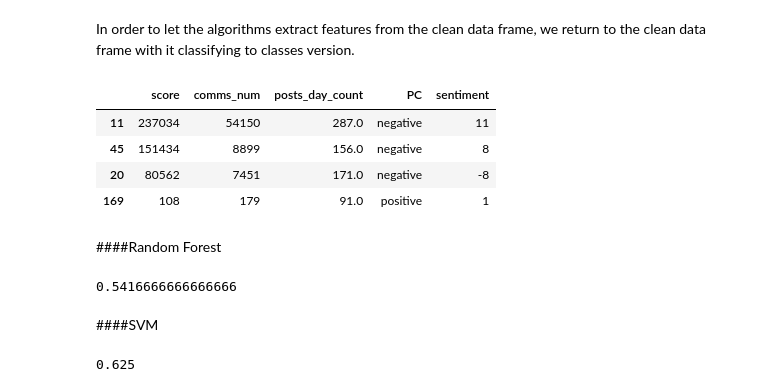
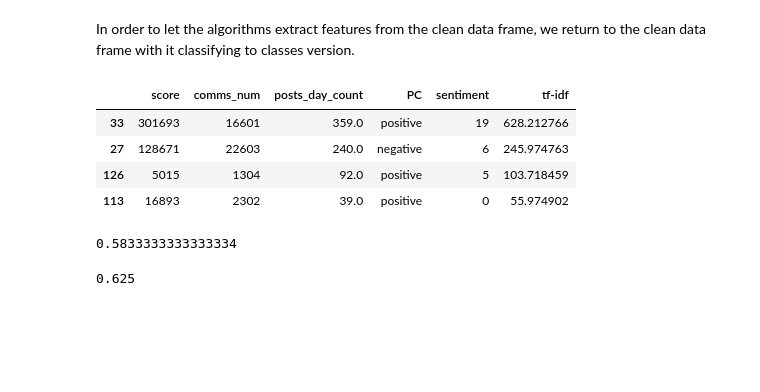
Before and after one commit to amit-shahar/StockValues, a Jupyter notebook: StocksValues.ipynb, the cells around one changed output. Drawn from its saved outputs; the diff is of its cells as text; code cells hidden in the pictures; blank space fills up the shorter version.

```diff
--- a/StocksValues.ipynb
+++ b/StocksValues.ipynb
@@ -1354,13 +1457,15 @@ Also, Bert is a state of the art model. Therefore we will prefer it's embadding
 # %%
-#@title Adding Bert embeddings to the df
+#@title Dataframe for the predictions:
 #GME
+'''temp = pd.DataFrame(GME_df[GME_df['PC'].isna()]['timestamp'].apply(lambda x: PC_of_next_date(x)))
+temp.columns=['PC']
+GME_df = GME_df.combine_first(temp)'''
 GME_df['tf-idf'] = pd.DataFrame(X.todense()).T.apply(lambda x: x.sum())
 day_GME_df = GME_df.groupby('timestamp', as_index=False).sum()
-y = GME_df.groupby('timestamp', as_index=False)[['score','comms_num','posts_day_count','PC','tf-idf']].count().drop(columns='timestamp')
-day_GME_df[['score','comms_num','posts_day_count','PC','tf-idf']] = day_GME_df[['score','comms_num','posts_day_count','PC','tf-idf']].div(y)
-day_GME_df.name = GME_df.name
-day_before_GME = day_GME_df
-day_before_GME['PC']  = day_before['PC'].shift(-1)
+y = GME_df.groupby('timestamp', as_index=False)[['posts_day_count','PC']].count().drop(columns='timestamp')
+day_GME_df[['posts_day_count','PC']] = day_GME_df[['posts_day_count','PC']].div(y)
+day_before_GME = day_GME_df.copy()
+day_before_GME['PC']  = day_GME_df['PC'].shift(-1)
 day_before_GME.drop(['bert_cluster','bert_x0','bert_x1'],axis=1, inplace=True)
 
 #AMC
@@ -1370,7 +1475,7 @@ y = AMC_df.groupby('timestamp', as_index=False)[['score','comms_num','posts_day_
 day_AMC_df[['score','comms_num','posts_day_count','PC','tf-idf']] = day_AMC_df[['score','comms_num','posts_day_count','PC','tf-idf']].div(y)
 day_AMC_df.name = AMC_df.name
 day_before_AMC = day_AMC_df
-day_before_AMC['PC']  = day_before['PC'].shift(-1)
+day_before_AMC['PC']  = day_before_AMC['PC'].shift(-1)
 
 #NOK
 NOK_df['tf-idf'] = pd.DataFrame(X.todense()).T.apply(lambda x: x.sum())
@@ -1379,7 +1484,7 @@ y = NOK_df.groupby('timestamp', as_index=False)[['score','comms_num','posts_day_
 day_NOK_df[['score','comms_num','posts_day_count','PC','tf-idf']] = day_NOK_df[['score','comms_num','posts_day_count','PC','tf-idf']].div(y)
 day_NOK_df.name = NOK_df.name
 day_before_NOK = day_NOK_df
-day_before_NOK['PC']  = day_before['PC'].shift(-1)
+day_before_NOK['PC']  = day_before_AMC['PC'].shift(-1)
 
 day_before_GME.sample(n=3)
 # %% [output]
@@ -1413,7 +1518,8 @@ while:
 
 * $PC_{day_{i+1}}$ : Price changes (open - close) in the GME stock's value on day i+1 (predicted variable)
 # %%
-linear_df = day_before.dropna().copy(deep=True)
+#@title Linear Regression basic model
+linear_df = day_before_GME.dropna().copy(deep=True)
 linear_df.drop(['timestamp'], axis=1, inplace=True)
 model = sm.OLS(linear_df['PC'],linear_df.drop(['PC'], axis=1))
 results = model.fit()
@@ -1527,16 +1638,19 @@ After using analitical regressions over the data we turn to use a classical simp
 # %% [markdown]
 In order to let the algorithms extract features from the clean data frame, we return to the clean data frame with it classifying to classes version.
 # %%
-cls_df = day_before.dropna().copy(deep=True)
+#@title dataframe for classification
+
+cls_df = day_before_GME.dropna().copy(deep=True)
 cls_df['PC']= cls_df['PC'].apply(lambda x: 'positive' if x>0 else 'negative' if x<0 else 'no change' if x==0 else None)
 cls_df.drop(['timestamp'], axis=1, inplace=True)
 cls_df.dropna(inplace=True)
 x = cls_df.drop(['PC'], axis=1)
 y = cls_df['PC']
+X_train, X_test, y_train, y_test = train_test_split(x, y, test_size=0.20, random_state=42)
 cls_df.sample(n=4)
 # %% [output]
-|  | score | comms_num | posts_day_count | PC | sentiment |
-| 11 | 237034 | 54150 | 287.0 | negative | 11 |
-| 45 | 151434 | 8899 | 156.0 | negative | 8 |
-| 20 | 80562 | 7451 | 171.0 | negative | -8 |
-| 169 | 108 | 179 | 91.0 | positive | 1 |
+|  | score | comms_num | posts_day_count | PC | sentiment | tf-idf |
+| 33 | 301693 | 16601 | 359.0 | positive | 19 | 628.212766 |
+| 27 | 128671 | 22603 | 240.0 | negative | 6 | 245.974763 |
+| 126 | 5015 | 1304 | 92.0 | positive | 5 | 103.718459 |
+| 113 | 16893 | 2302 | 39.0 | positive | 0 | 55.974902 |
@@ -1545,11 +1657,9 @@ X_train, X_test, y_train, y_test = train_test_split(x, y, test_size=0.20, random
-# %% [markdown]
-####Random Forest
 # %%
+#@title Random Forest results
+
 rfc = RandomForestClassifier()
 rfc.fit(X_train, y_train)
 rfc.score(X_test, y_test)
 # %% [output]
-0.5416666666666666
+0.5833333333333334
-# %% [markdown]
-####SVM
 # %%
```
Also changed, not shown: parts of 64 cells of this notebook.
